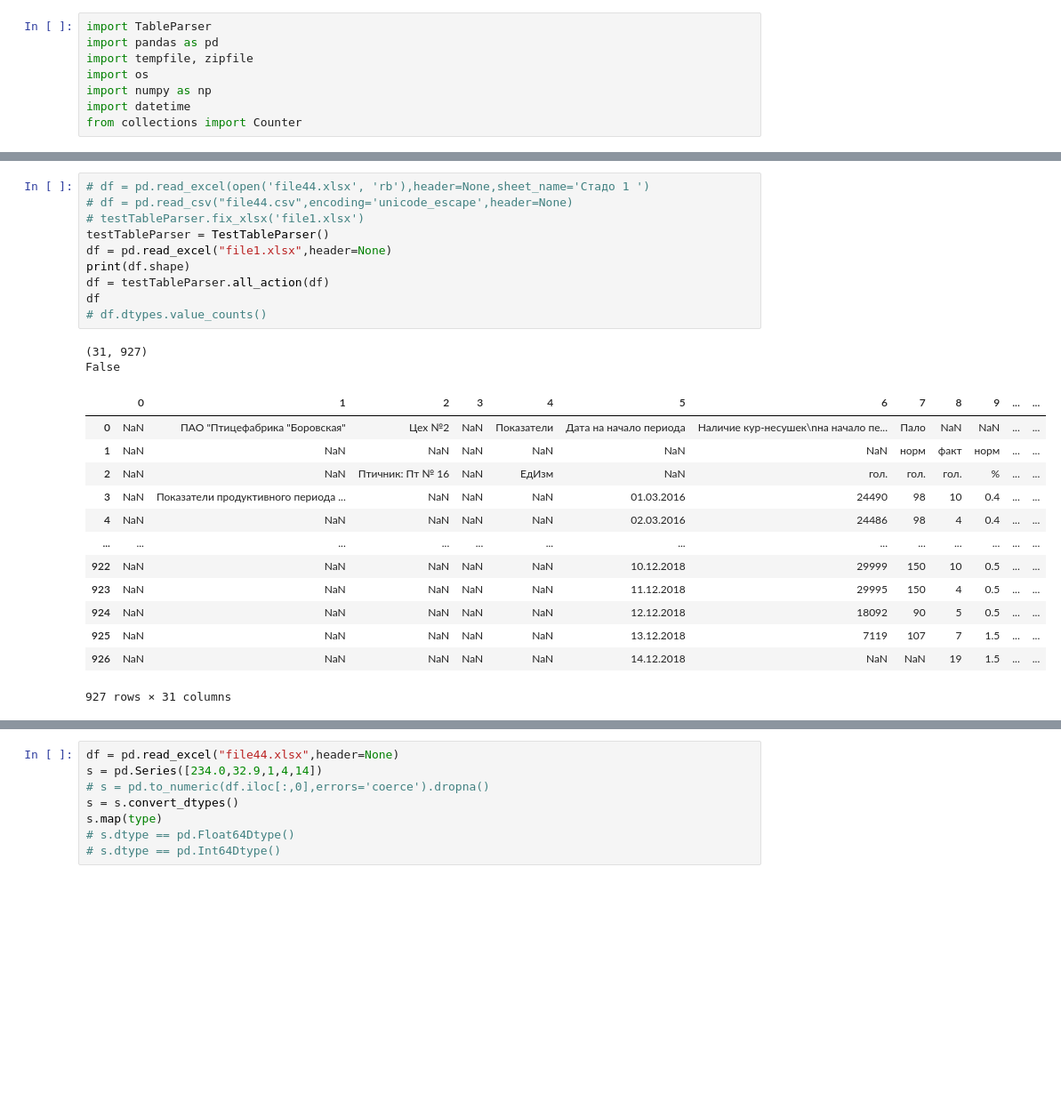
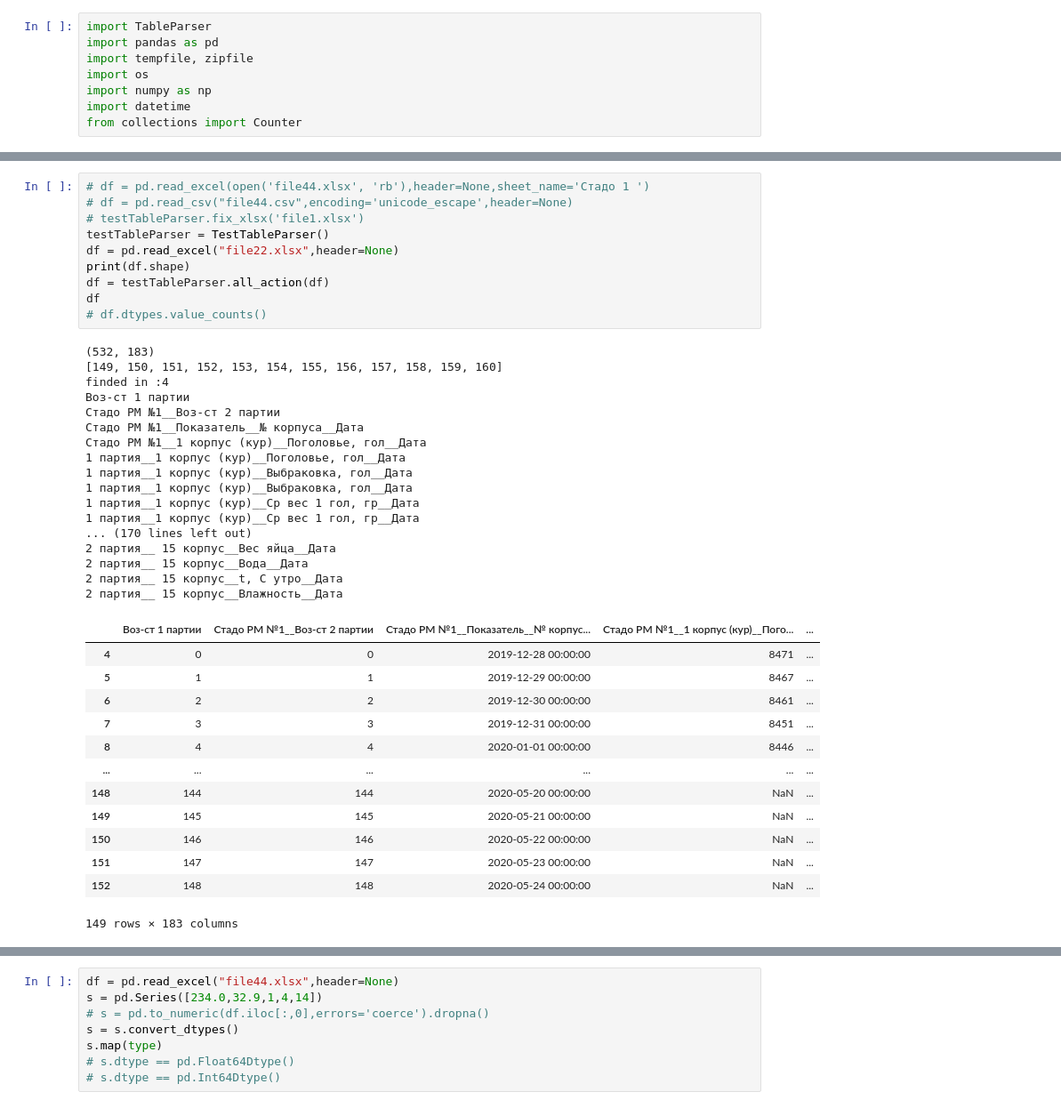
Before and after one commit to irumata/TableParser, a Jupyter notebook: Achitect_parser.ipynb, the cells around one changed output, grey strips where cells are left out. Shown at 89% size. Cells and saved outputs as stored; diff of their text form; blank space fills up the shorter version.

```diff
--- a/Achitect_parser.ipynb
+++ b/Achitect_parser.ipynb
@@ -98,27 +167,42 @@ class TestTableParser(TableParser.TableParserItem):
 # %%
 # df = pd.read_excel(open('file44.xlsx', 'rb'),header=None,sheet_name='Стадо 1 ')
 # df = pd.read_csv("file44.csv",encoding='unicode_escape',header=None)
 # testTableParser.fix_xlsx('file1.xlsx')
 testTableParser = TestTableParser()
-df = pd.read_excel("file1.xlsx",header=None)
+df = pd.read_excel("file22.xlsx",header=None)
 print(df.shape)
 df = testTableParser.all_action(df)
 df
 # df.dtypes.value_counts()
 # %% [output]
-(31, 927)
-False
+(532, 183)
+[149, 150, 151, 152, 153, 154, 155, 156, 157, 158, 159, 160]
+finded in :4
+Воз-ст 1 партии
+Стадо РМ №1__Воз-ст 2 партии
+Стадо РМ №1__Показатель__№ корпуса__Дата
+Стадо РМ №1__1 корпус (кур)__Поголовье, гол__Дата
+1 партия__1 корпус (кур)__Поголовье, гол__Дата
+1 партия__1 корпус (кур)__Выбраковка, гол__Дата
+1 партия__1 корпус (кур)__Выбраковка, гол__Дата
+1 партия__1 корпус (кур)__Ср вес 1 гол, гр__Дата
+1 партия__1 корпус (кур)__Ср вес 1 гол, гр__Дата
+... (170 lines left out)
+2 партия__ 15 корпус__Вес яйца__Дата
+2 партия__ 15 корпус__Вода__Дата
+2 партия__ 15 корпус__t, С утро__Дата
+2 партия__ 15 корпус__Влажность__Дата
-|  | 0 | 1 | 2 | 3 | 4 | 5 | 6 | 7 | 8 | 9 | ... | ... |
-| 0 | NaN | ПАО "Птицефабрика "Боровская" | Цех №2 | NaN | Показатели | Дата на начало периода | Наличие кур-несушек\nна начало пе... | Пало | NaN | NaN | ... | ... |
-| 1 | NaN | NaN | NaN | NaN | NaN | NaN | NaN | норм | факт | норм | ... | ... |
-| 2 | NaN | NaN | Птичник: Пт № 16 | NaN | ЕдИзм | NaN | гол. | гол. | гол. | % | ... | ... |
-| 3 | NaN | Показатели продуктивного периода ... | NaN | NaN | NaN | 01.03.2016 | 24490 | 98 | 10 | 0.4 | ... | ... |
-| 4 | NaN | NaN | NaN | NaN | NaN | 02.03.2016 | 24486 | 98 | 4 | 0.4 | ... | ... |
-| ... | ... | ... | ... | ... | ... | ... | ... | ... | ... | ... | ... | ... |
-| 922 | NaN | NaN | NaN | NaN | NaN | 10.12.2018 | 29999 | 150 | 10 | 0.5 | ... | ... |
-| 923 | NaN | NaN | NaN | NaN | NaN | 11.12.2018 | 29995 | 150 | 4 | 0.5 | ... | ... |
-| 924 | NaN | NaN | NaN | NaN | NaN | 12.12.2018 | 18092 | 90 | 5 | 0.5 | ... | ... |
-| 925 | NaN | NaN | NaN | NaN | NaN | 13.12.2018 | 7119 | 107 | 7 | 1.5 | ... | ... |
-| 926 | NaN | NaN | NaN | NaN | NaN | 14.12.2018 | NaN | NaN | 19 | 1.5 | ... | ... |
+|  | Воз-ст 1 партии | Стадо РМ №1__Воз-ст 2 партии | Стадо РМ №1__Показатель__№ корпус... | Стадо РМ №1__1 корпус (кур)__Пого... | ... |
+| 4 | 0 | 0 | 2019-12-28 00:00:00 | 8471 | ... |
+| 5 | 1 | 1 | 2019-12-29 00:00:00 | 8467 | ... |
+| 6 | 2 | 2 | 2019-12-30 00:00:00 | 8461 | ... |
+| 7 | 3 | 3 | 2019-12-31 00:00:00 | 8451 | ... |
+| 8 | 4 | 4 | 2020-01-01 00:00:00 | 8446 | ... |
+| ... | ... | ... | ... | ... | ... |
+| 148 | 144 | 144 | 2020-05-20 00:00:00 | NaN | ... |
+| 149 | 145 | 145 | 2020-05-21 00:00:00 | NaN | ... |
+| 150 | 146 | 146 | 2020-05-22 00:00:00 | NaN | ... |
+| 151 | 147 | 147 | 2020-05-23 00:00:00 | NaN | ... |
+| 152 | 148 | 148 | 2020-05-24 00:00:00 | NaN | ... |
-927 rows × 31 columns
+149 rows × 183 columns
 # %%
```
Also changed, not shown: parts of 4 cells of this notebook.
